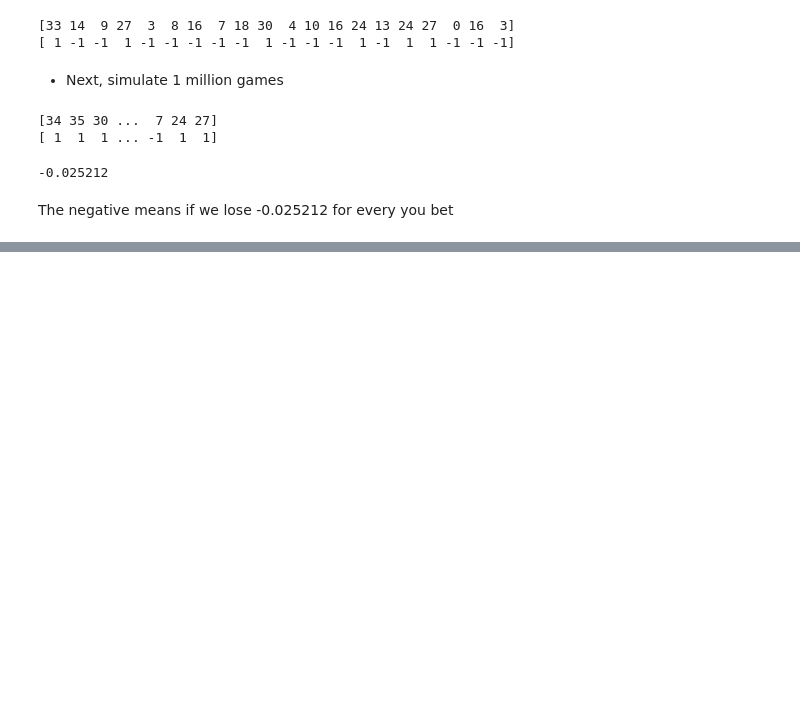
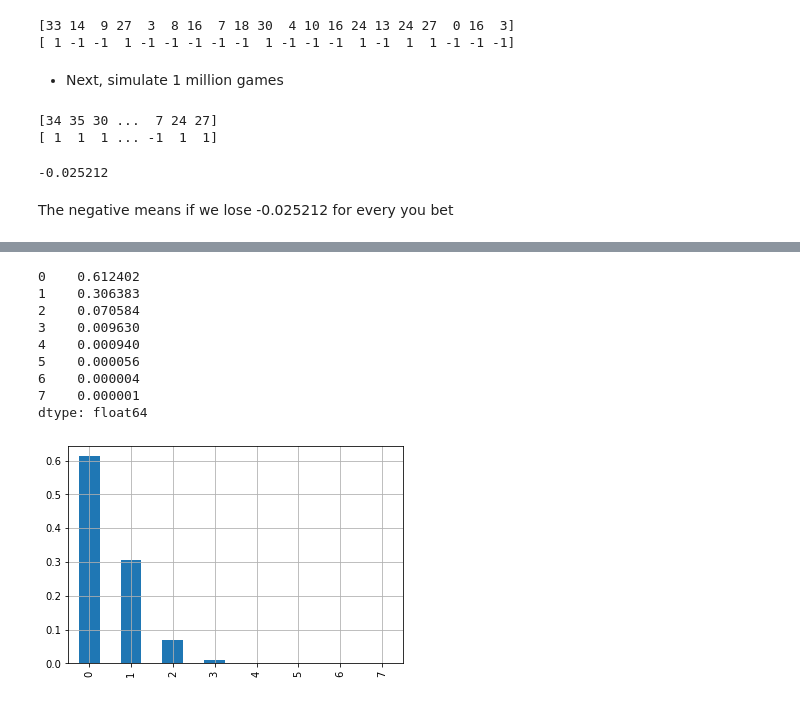
Before and after one commit to samyon7/Statistics-Python, a Jupyter notebook: Work_8/work_8-1.ipynb, the cells around one changed output, grey strips where cells are left out. Cells and saved outputs as stored; diff of their text form; code cells hidden in the pictures; blank space fills up the shorter version.

```diff
--- a/Work_8/work_8-1.ipynb
+++ b/Work_8/work_8-1.ipynb
@@ -317,0 +326,6 @@ The negative means if we lose -0.025212 for every you bet
+# %%
+np.random.seed(10)
+n_boxes = int(1e6)
+parts_per_box = 12
+
+one_million_boxes = np.random.choice([1,0],size=(n_boxes,parts_per_box), p=(0.04, 0.96))
@@ -317,0 +340,10 @@ The negative means if we lose -0.025212 for every you bet
+# %%
+# Count defective pieces per box
+decetive_pieces_per_box = one_million_boxes.sum(axis=1)
+
+# Count how many times we observed
+decetive_pieces_per_box = pd.Series(decetive_pieces_per_box)
+frequencies = decetive_pieces_per_box.value_counts()
+
+# Probability distribution
+probs_Z = frequencies/n_boxes
@@ -317,0 +362,16 @@ The negative means if we lose -0.025212 for every you bet
+# %%
+# Now visualize
+print(probs_Z.sort_index())
+probs_Z.sort_index().plot(kind='bar')
+plt.grid()
+# %% [output]
+0    0.612402
+1    0.306383
+2    0.070584
+3    0.009630
+4    0.000940
+5    0.000056
+6    0.000004
+7    0.000001
+dtype: float64
+[figure, added]
```
Also changed, not shown: parts of 16 cells of this notebook.
